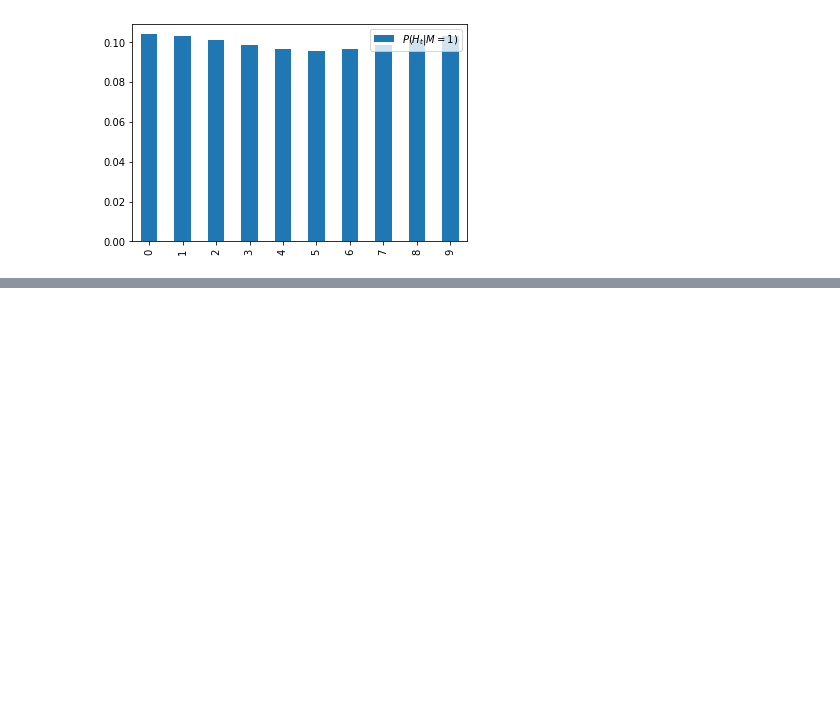
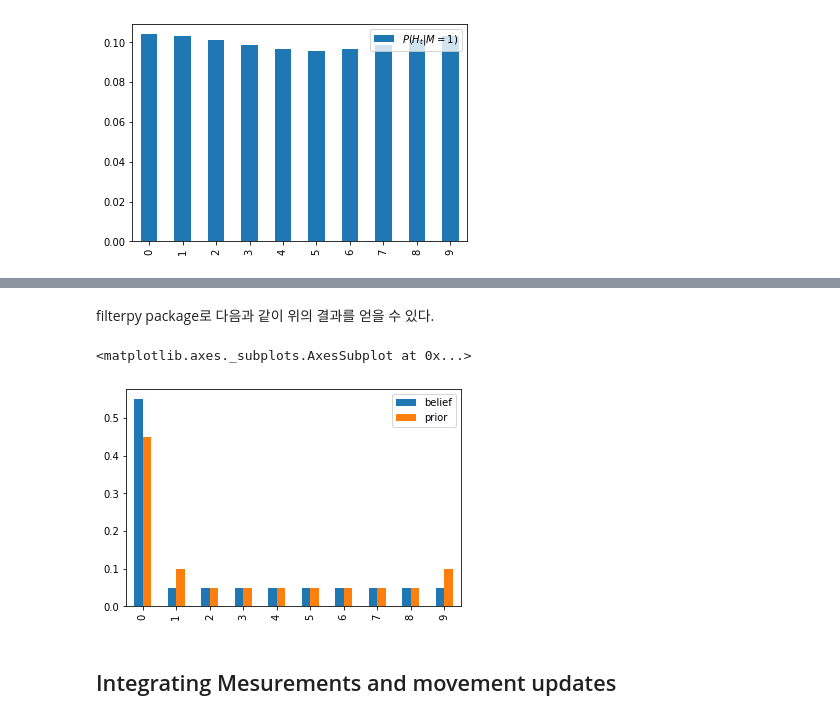
Before and after one commit to danhojin/ml-notes, a Jupyter notebook: hellos/filterpy1.ipynb, the cells around one changed output, grey strips where cells are left out. Drawn from its saved outputs; the diff is of its cells as text; code cells hidden in the pictures; blank space fills up the shorter version.

```diff
--- a/hellos/filterpy1.ipynb
+++ b/hellos/filterpy1.ipynb
@@ -222,0 +277,13 @@ ax.legend(['$P(H_t|M=1)$'])
+# %% [markdown]
+filterpy package로 다음과 같이 위의 결과를 얻을 수 있다.
+# %%
+from filterpy.discrete_bayes import predict
+
+belief = a
+prior = predict(belief, offset=0, kernel=[0.1, 0.8, 0.1])
+pd.DataFrame({'belief': belief, 'prior': prior}).plot(kind='bar')
+# %% [output]
+<matplotlib.axes._subplots.AxesSubplot at 0x...>
+[figure, added]
+# %% [markdown]
+## Integrating Mesurements and movement updates
```
Also changed, not shown: parts of 8 cells of this notebook.
